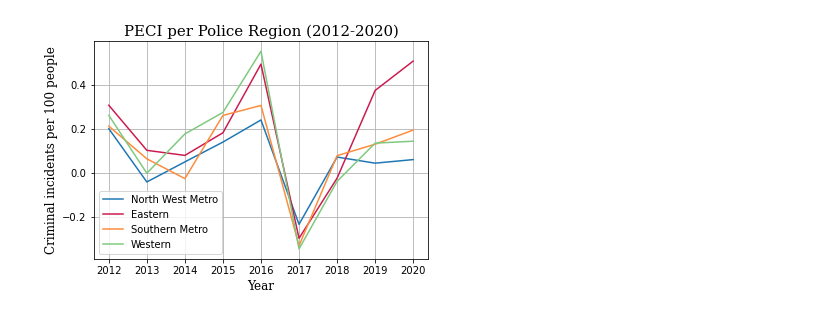
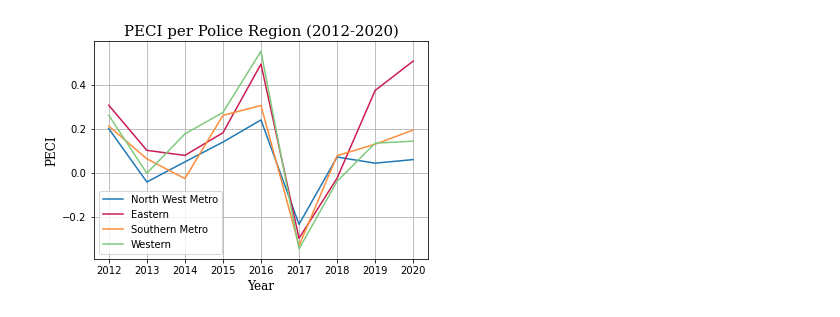
Before and after one commit to vrinda-raj/EoDP-Assignment2-Group-70, a Jupyter notebook: lineplot.ipynb, the cells around one changed output. Drawn from its saved outputs; the diff is of its cells as text; code cells hidden in the pictures.

```diff
--- a/lineplot.ipynb
+++ b/lineplot.ipynb
@@ -16,32 +16,32 @@ north_west = north_west.reset_index(drop=True).astype(float).set_index('year')
 linegraph = sns.lineplot(data=north_west)
 
 eastern = rate.loc[:, ['Eastern', 'year']]
 eastern = eastern.drop('Police_Region')
 eastern = eastern.reset_index(drop=True).astype(float).set_index('year')
 linegraph = sns.lineplot(data=eastern, palette='rocket')
 
 southern = rate.loc[:, ['Southern Metro', 'year']]
 southern = southern.drop('Police_Region')
 southern = southern.reset_index(drop=True).astype(float).set_index('year')
 linegraph = sns.lineplot(data=southern, palette='Oranges')
 
 western = rate.loc[:, ['Western', 'year']]
 western = western.drop('Police_Region')
 western = western.reset_index(drop=True).astype(float).set_index('year')
 linegraph = sns.lineplot(data=western, palette=('Accent'))
 
 # linegraph.set(title='Criminal incident rates from 2012-2020')
 # linegraph.set(ylabel='Rate in crime per 100 people')
 # linegraph.set(xlabel='Year')
 
 font1 = {'family':'serif','color':'black','size':15}
 font2 = {'family':'serif','color':'black','size':12}
 
 plt.title('PECI per Police Region (2012-2020)', fontdict = font1)
 plt.xlabel('Year', fontdict = font2)
-plt.ylabel('Criminal incidents per 100 people', fontdict = font2)
+plt.ylabel('PECI', fontdict = font2)
 
 linegraph.grid()
 linegraph.figure.savefig('Outputs/linegraph', dpi = 300)
 # %% [output]
-[figure, old version]
+[figure, new version]
```
Also changed, not shown: 7 other files.
